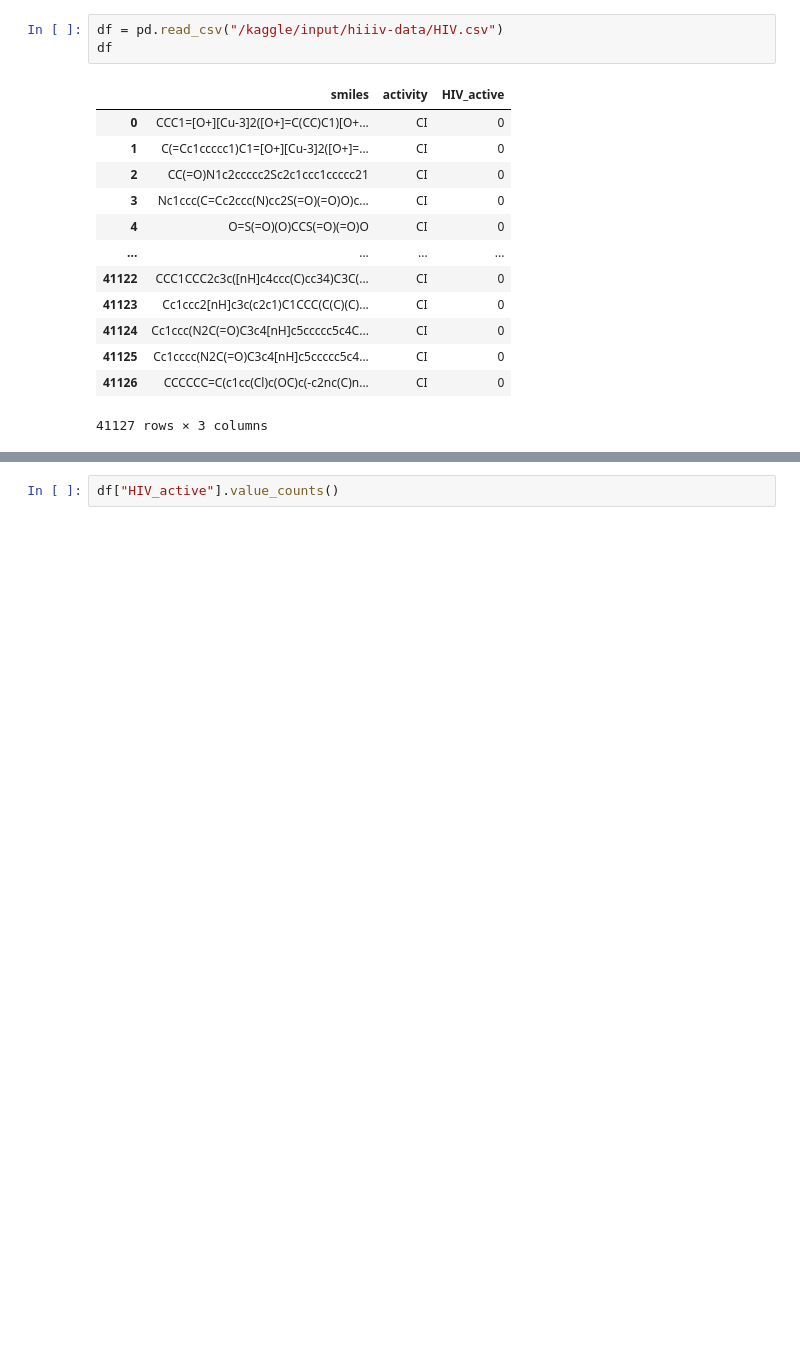
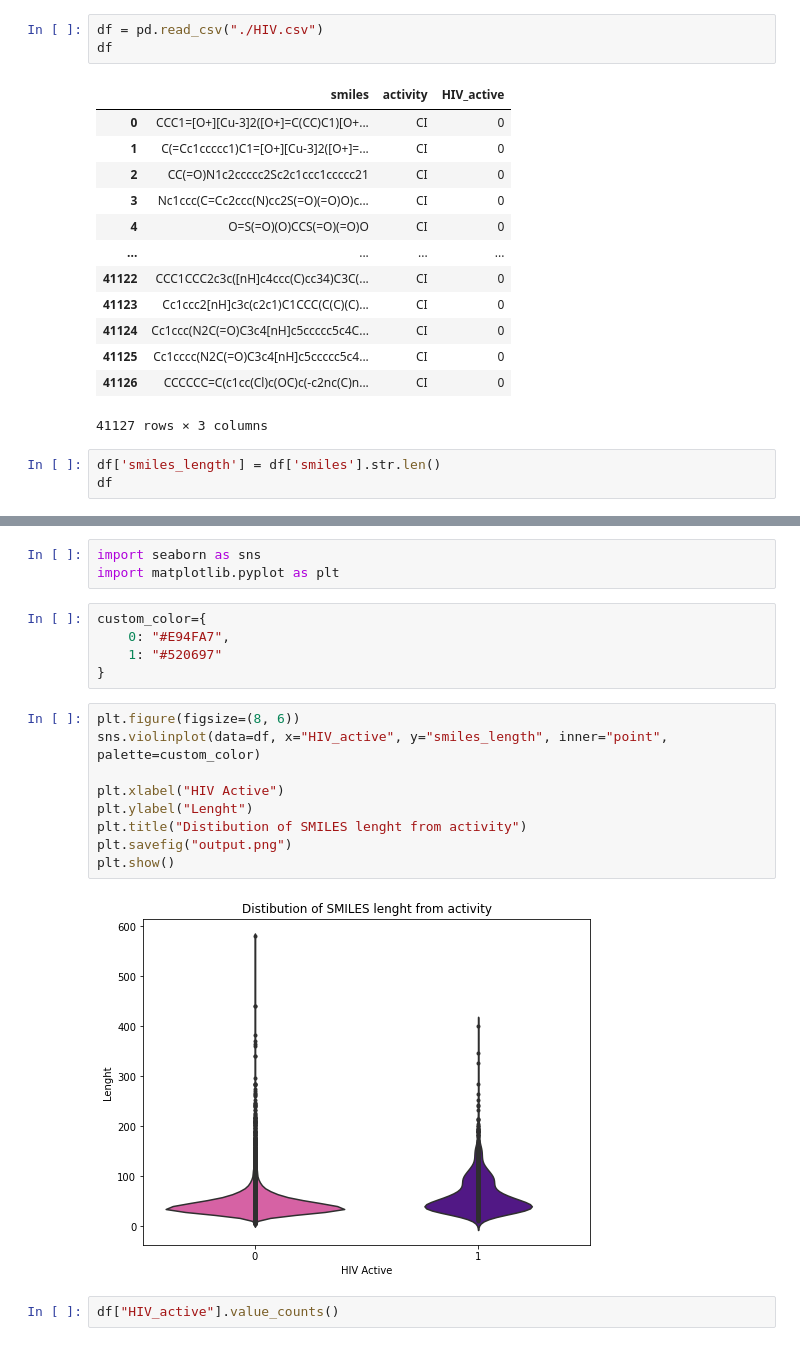
Before and after one commit to TimmmofeyD/HIV_AI, a Jupyter notebook: model/classify-hiv.ipynb, the cells around one changed output, grey strips where cells are left out. Saved outputs shown, nothing was run; the diff lists cells and outputs as text; blank space fills up the shorter version.

```diff
--- a/model/classify-hiv.ipynb
+++ b/model/classify-hiv.ipynb
@@ -37,7 +37,7 @@ from catboost import CatBoostClassifier
 
 import matplotlib.pyplot as plt
 # %%
-df = pd.read_csv("/kaggle/input/hiiiv-data/HIV.csv")
+df = pd.read_csv("./HIV.csv")
 df
 # %% [output]
 |  | smiles | activity | HIV_active |
@@ -53,3 +53,6 @@ df
 | 41125 | Cc1cccc(N2C(=O)C3c4[nH]c5ccccc5c4... | CI | 0 |
 | 41126 | CCCCCC=C(c1cc(Cl)c(OC)c(-c2nc(C)n... | CI | 0 |
 41127 rows × 3 columns
+# %%
+df['smiles_length'] = df['smiles'].str.len()
+df
@@ -56,3 +130,22 @@ df
+# %%
+import seaborn as sns
+import matplotlib.pyplot as plt
+# %%
+custom_color={
+    0: "#E94FA7",
+    1: "#520697"
+}
+# %%
+plt.figure(figsize=(8, 6))
+sns.violinplot(data=df, x="HIV_active", y="smiles_length", inner="point", palette=custom_color)
+
+plt.xlabel("HIV Active")
+plt.ylabel("Lenght")
+plt.title("Distibution of SMILES lenght from activity")
+plt.savefig("output.png")
+plt.show()
+# %% [output]
+[figure, added]
 # %%
 df["HIV_active"].value_counts()
 # %% [output]
```
Also changed, not shown: parts of 6 cells of this notebook, 3 other files.
